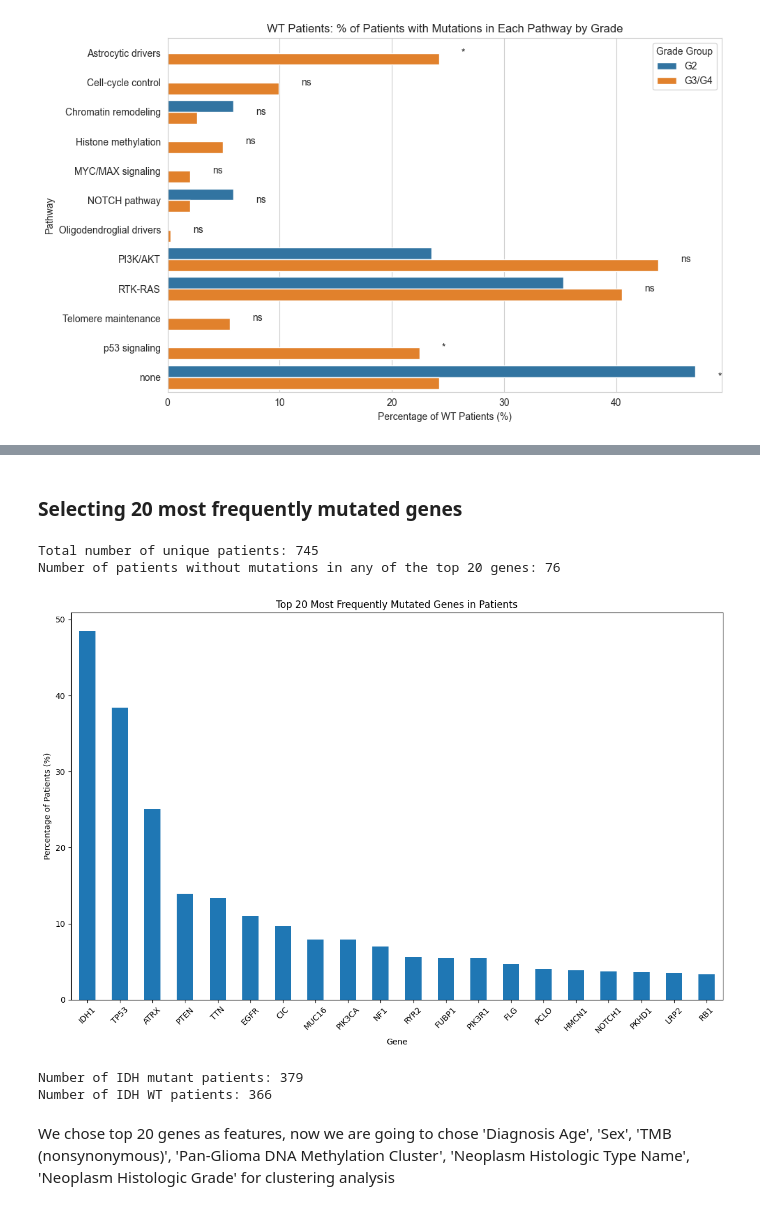
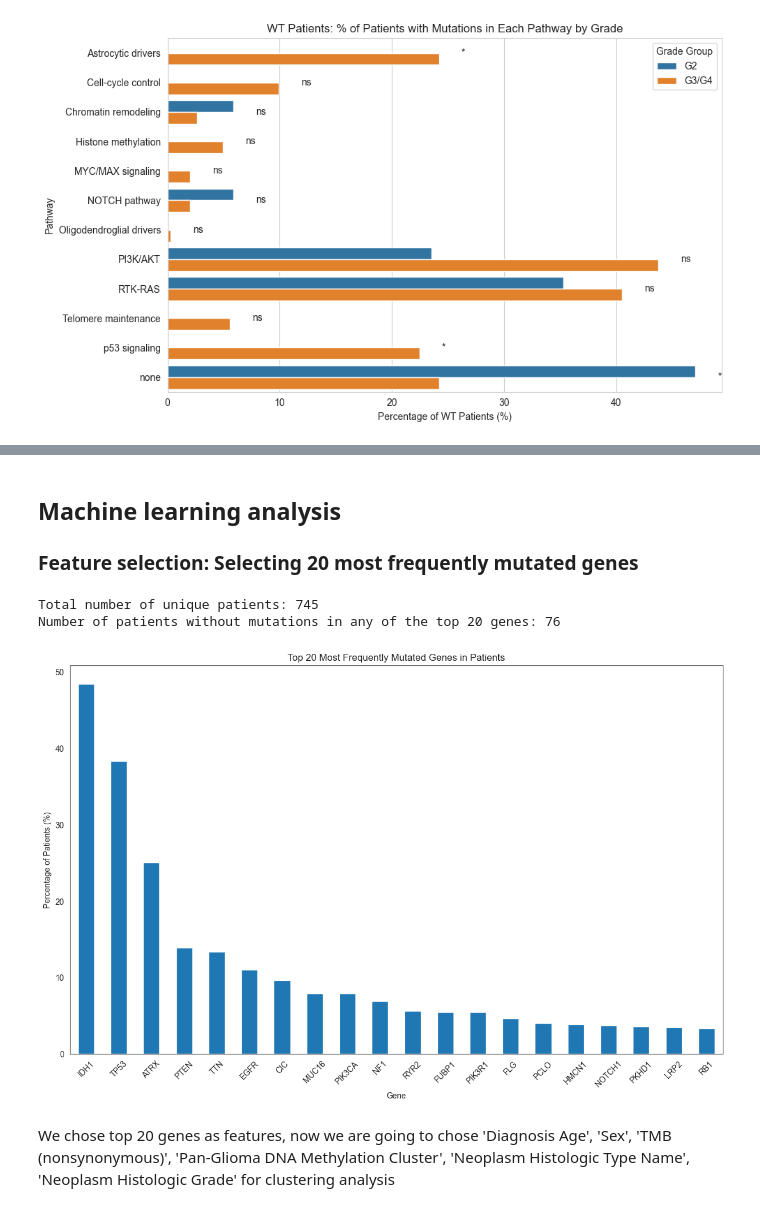
Before and after one commit to GalinaGl/CAS_ADS_2024, a Jupyter notebook: Final project/Data/Final_project_GGlousker.ipynb, the cells around one changed output, grey strips where cells are left out. Cells and saved outputs as stored; diff of their text form; code cells hidden in the pictures.

```diff
--- a/Final project/Data/Final_project_GGlousker.ipynb
+++ b/Final project/Data/Final_project_GGlousker.ipynb
@@ -1159,62 +2180,44 @@ plt.show()
 # %% [markdown]
-### **Selecting 20 most frequently mutated genes**
+## **Machine learning analysis**
+
+### **Feature selection: Selecting 20 most frequently mutated genes**
 # %%
 # Step 1: Count unique patients for each gene
-gene_patient_counts = mutations_with_pathways.groupby('Hugo_Symbol')['Patient ID'].nunique()
+gene_patient_counts = clinical_mutations_pathways.groupby('Hugo_Symbol')['Patient ID'].nunique()
 
 # Step 2: Calculate the percentage of patients with mutations in each gene
-total_unique_patients = mutations_with_pathways['Patient ID'].nunique()
+total_unique_patients = clinical_mutations_pathways['Patient ID'].nunique()
 gene_patient_percentages = (gene_patient_counts / total_unique_patients) * 100
 
 # Step 3: Select the top 30 most frequently mutated genes
 top_20_genes = gene_patient_percentages.nlargest(20).index
 
 # Step 4: Identify unique patients who have mutations in any of the top 20 genes
-patients_with_top_20_genes = mutations_with_pathways[mutations_with_pathways['Hugo_Symbol'].isin(top_20_genes)]['Patient ID'].unique()
+patients_with_top_20_genes = clinical_mutations_pathways[clinical_mutations_pathways['Hugo_Symbol'].isin(top_20_genes)]['Patient ID'].unique()
 unique_patients_with_top_20_genes = len(set(patients_with_top_20_genes))
 
 # Step 5: Calculate the number of patients without mutations in any of the top 20 genes
 patients_without_top_20_genes = total_unique_patients - unique_patients_with_top_20_genes
 
 # Display results
 print(f"Total number of unique patients: {total_unique_patients}")
 print(f"Number of patients without mutations in any of the top 20 genes: {patients_without_top_20_genes}")
 
 # Step 6: Plotting the top 20 genes by percentage of patients with mutations
 top_20_percentages = gene_patient_percentages[top_20_genes]
 
 plt.figure(figsize=(12, 8))
 top_20_percentages.plot(kind='bar')
 plt.xlabel("Gene")
 plt.ylabel("Percentage of Patients (%)")
 plt.title("Top 20 Most Frequently Mutated Genes in Patients")
 plt.xticks(rotation=45)
 plt.tight_layout()
 plt.show()
 # %% [output]
 Total number of unique patients: 745
 Number of patients without mutations in any of the top 20 genes: 76
-[figure, old version]
+[figure, new version]
-# %%
-# Step 1: Filter for patients with IDH1 or IDH2 mutations (group 1: IDH mutant)
-idh_mutant = mutations_with_pathways[mutations_with_pathways['Hugo_Symbol'].isin(['IDH1', 'IDH2'])]
-
-# Step 2: Get unique Patient IDs for IDH mutants
-idh_mutant_patients = idh_mutant['Patient ID'].unique()
-
-# Step 3: Identify IDH WT (wild-type) patients (group 2: not IDH1 or IDH2)
-idh_wt = mutations_with_pathways[~mutations_with_pathways['Patient ID'].isin(idh_mutant_patients)]
-
-# Step 4: Count the number of unique Patient IDs in each group
-idh_mutant_count = len(idh_mutant_patients)
-idh_wt_count = len(idh_wt['Patient ID'].unique())
-
-# Step 5: Print the results
-print(f"Number of IDH mutant patients: {idh_mutant_count}")
-print(f"Number of IDH WT patients: {idh_wt_count}")
-# %% [output]
-Number of IDH mutant patients: 379
-Number of IDH WT patients: 366
 # %% [markdown]
 We chose top 20 genes as features, now we are going to chose 'Diagnosis Age', 'Sex', 'TMB (nonsynonymous)', 'Pan-Glioma DNA Methylation Cluster', 'Neoplasm Histologic Type Name', 'Neoplasm Histologic Grade' for clustering analysis
 # %%
```
Also changed, not shown: parts of 40 cells of this notebook, 6 other files.
